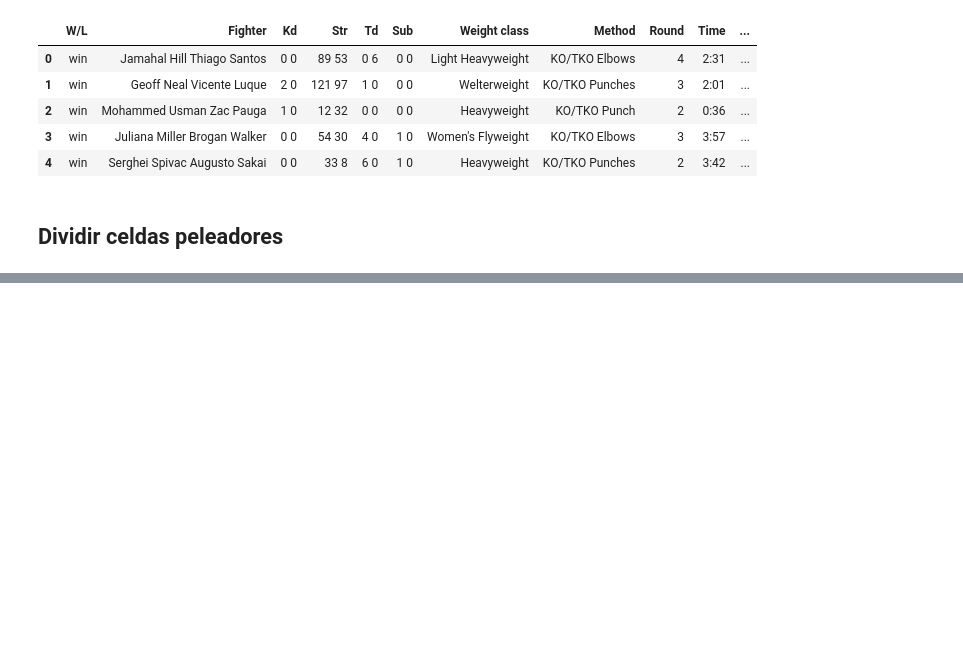
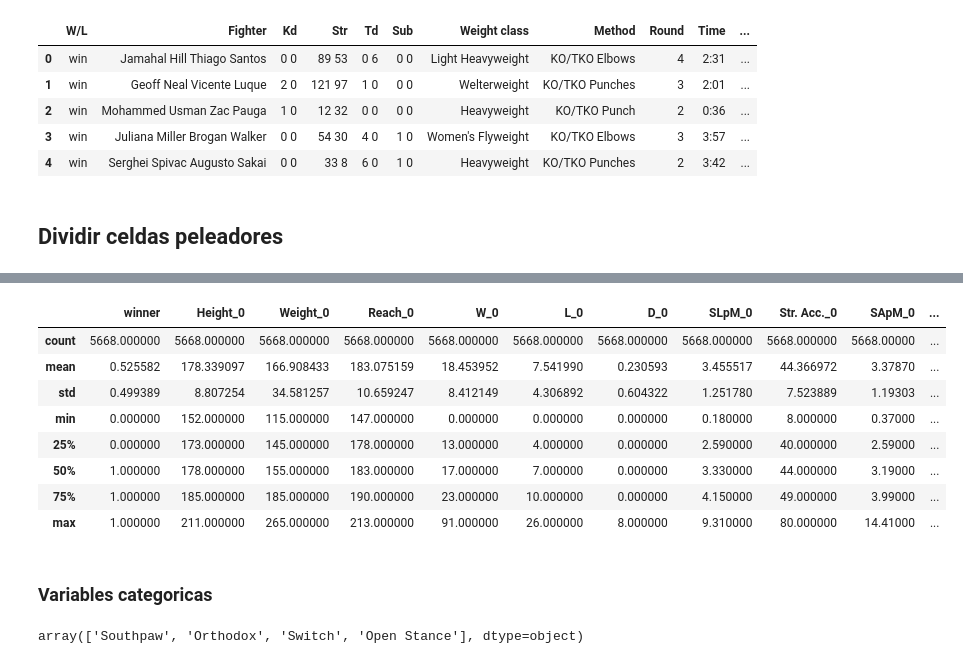
Before and after one commit to PacoRodriguezLozano/MoneyFighter, a Jupyter notebook: scraping_ufc.ipynb, the cells around one changed output, grey strips where cells are left out. Saved outputs shown, nothing was run; the diff lists cells and outputs as text; code cells hidden in the pictures; blank space fills up the shorter version.

```diff
--- a/scraping_ufc.ipynb
+++ b/scraping_ufc.ipynb
@@ -401,0 +698,21 @@ bouts.to_csv('bouts_UFC.csv', index=False)
+# %%
+chunks_df = pd.read_csv('dataset_v2.csv', chunksize = 500)
+# %%
+df_list = []
+for chunk in chunks_df:
+    chunk.dropna(inplace = True)
+    df_list.append(chunk)
+
+df = pd.concat(df_list, ignore_index = True)
+# %%
+df.describe()
+# %% [output]
+|  | winner | Height_0 | Weight_0 | Reach_0 | W_0 | L_0 | D_0 | SLpM_0 | Str. Acc._0 | SApM_0 | ... |
+| count | 5668.000000 | 5668.000000 | 5668.000000 | 5668.000000 | 5668.000000 | 5668.000000 | 5668.000000 | 5668.000000 | 5668.000000 | 5668.00000 | ... |
+| mean | 0.525582 | 178.339097 | 166.908433 | 183.075159 | 18.453952 | 7.541990 | 0.230593 | 3.455517 | 44.366972 | 3.37870 | ... |
+| std | 0.499389 | 8.807254 | 34.581257 | 10.659247 | 8.412149 | 4.306892 | 0.604322 | 1.251780 | 7.523889 | 1.19303 | ... |
+| min | 0.000000 | 152.000000 | 115.000000 | 147.000000 | 0.000000 | 0.000000 | 0.000000 | 0.180000 | 8.000000 | 0.37000 | ... |
+| 25% | 0.000000 | 173.000000 | 145.000000 | 178.000000 | 13.000000 | 4.000000 | 0.000000 | 2.590000 | 40.000000 | 2.59000 | ... |
+| 50% | 1.000000 | 178.000000 | 155.000000 | 183.000000 | 17.000000 | 7.000000 | 0.000000 | 3.330000 | 44.000000 | 3.19000 | ... |
+| 75% | 1.000000 | 185.000000 | 185.000000 | 190.000000 | 23.000000 | 10.000000 | 0.000000 | 4.150000 | 49.000000 | 3.99000 | ... |
+| max | 1.000000 | 211.000000 | 265.000000 | 213.000000 | 91.000000 | 26.000000 | 8.000000 | 9.310000 | 80.000000 | 14.41000 | ... |
@@ -401,0 +721,2 @@ bouts.to_csv('bouts_UFC.csv', index=False)
+# %% [markdown]
+### Variables categoricas
@@ -401,0 +725,4 @@ bouts.to_csv('bouts_UFC.csv', index=False)
+# %%
+df['Stance_0'].unique()
+# %% [output]
+array(['Southpaw', 'Orthodox', 'Switch', 'Open Stance'], dtype=object)
```
Also changed, not shown: parts of 105 cells of this notebook, 1 other file.
